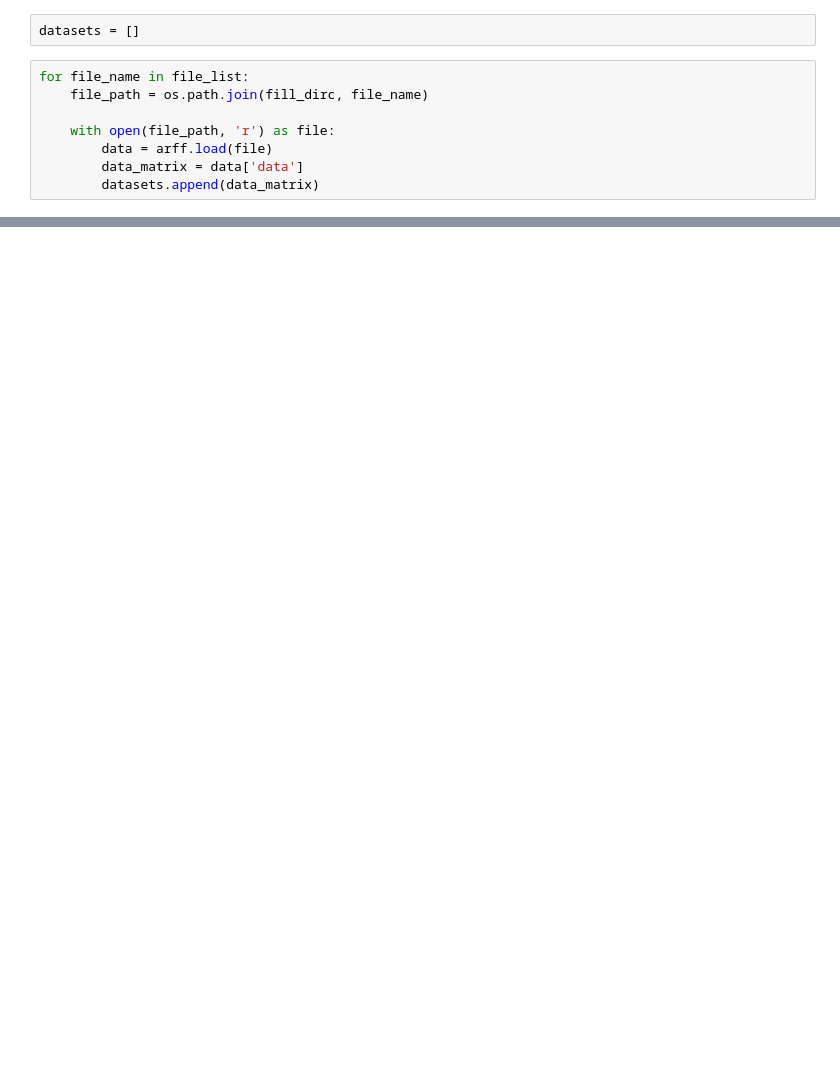
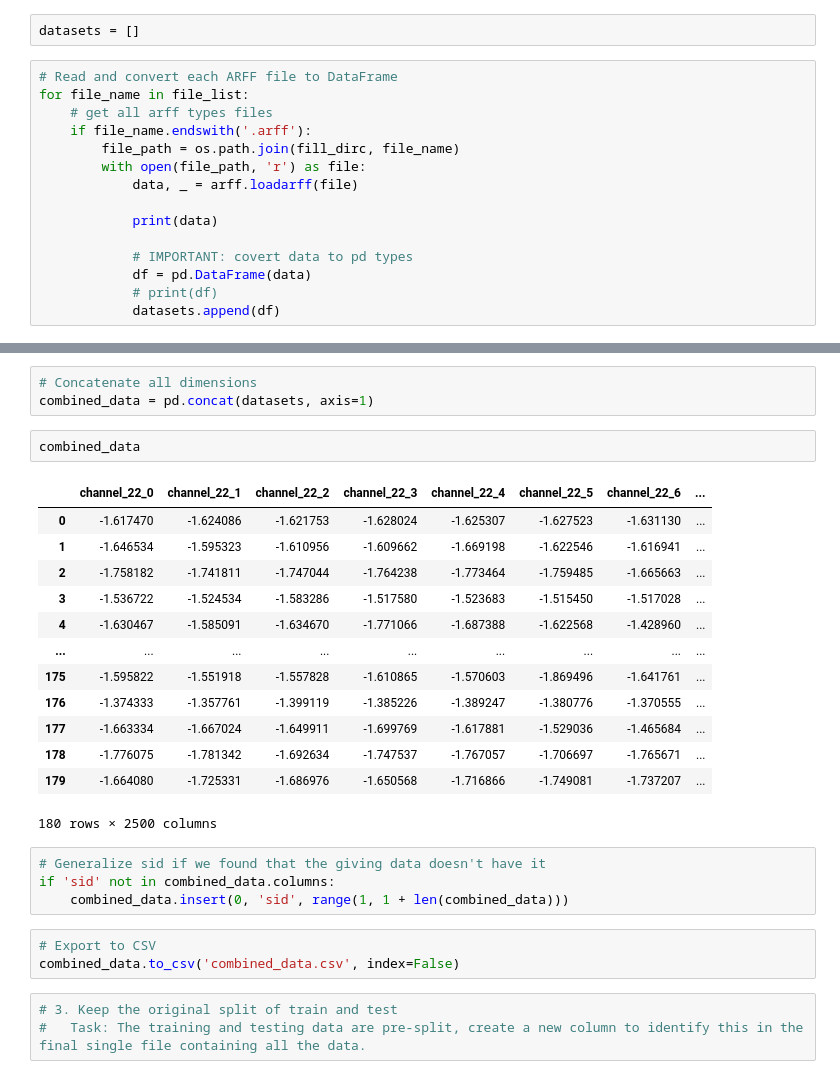
Before and after one commit to TaoLyn838/CS470-Team-10, a Jupyter notebook: phase1/phase1.ipynb, the cells around one changed output, grey strips where cells are left out. Drawn from its saved outputs; the diff is of its cells as text; blank space fills up the shorter version.

```diff
--- a/phase1/phase1.ipynb
+++ b/phase1/phase1.ipynb
@@ -58,10 +66,17 @@ file_list
 # %%
 datasets = []
 # %%
+# Read and convert each ARFF file to DataFrame
 for file_name in file_list:
-    file_path = os.path.join(fill_dirc, file_name)
+    # get all arff types files
+    if file_name.endswith('.arff'):
+        file_path = os.path.join(fill_dirc, file_name)
+        with open(file_path, 'r') as file:
+            data, _ = arff.loadarff(file)
 
-    with open(file_path, 'r') as file:
-        data = arff.load(file)
-        data_matrix = data['data']
-        datasets.append(data_matrix)
+            print(data)
+
+            # IMPORTANT: covert data to pd types
+            df = pd.DataFrame(data)
+            # print(df)
+            datasets.append(df)
@@ -67,0 +136,29 @@ for file_name in file_list:
+# %%
+# Concatenate all dimensions
+combined_data = pd.concat(datasets, axis=1)
+# %%
+combined_data
+# %% [output]
+|  | channel_22_0 | channel_22_1 | channel_22_2 | channel_22_3 | channel_22_4 | channel_22_5 | channel_22_6 | ... |
+| 0 | -1.617470 | -1.624086 | -1.621753 | -1.628024 | -1.625307 | -1.627523 | -1.631130 | ... |
+| 1 | -1.646534 | -1.595323 | -1.610956 | -1.609662 | -1.669198 | -1.622546 | -1.616941 | ... |
+| 2 | -1.758182 | -1.741811 | -1.747044 | -1.764238 | -1.773464 | -1.759485 | -1.665663 | ... |
+| 3 | -1.536722 | -1.524534 | -1.583286 | -1.517580 | -1.523683 | -1.515450 | -1.517028 | ... |
+| 4 | -1.630467 | -1.585091 | -1.634670 | -1.771066 | -1.687388 | -1.622568 | -1.428960 | ... |
+| ... | ... | ... | ... | ... | ... | ... | ... | ... |
+| 175 | -1.595822 | -1.551918 | -1.557828 | -1.610865 | -1.570603 | -1.869496 | -1.641761 | ... |
+| 176 | -1.374333 | -1.357761 | -1.399119 | -1.385226 | -1.389247 | -1.380776 | -1.370555 | ... |
+| 177 | -1.663334 | -1.667024 | -1.649911 | -1.699769 | -1.617881 | -1.529036 | -1.465684 | ... |
+| 178 | -1.776075 | -1.781342 | -1.692634 | -1.747537 | -1.767057 | -1.706697 | -1.765671 | ... |
+| 179 | -1.664080 | -1.725331 | -1.686976 | -1.650568 | -1.716866 | -1.749081 | -1.737207 | ... |
+180 rows × 2500 columns
+# %%
+# Generalize sid if we found that the giving data doesn't have it
+if 'sid' not in combined_data.columns:
+    combined_data.insert(0, 'sid', range(1, 1 + len(combined_data)))
+# %%
+# Export to CSV
+combined_data.to_csv('combined_data.csv', index=False)
+# %%
+# 3. Keep the original split of train and test
+#   Task: The training and testing data are pre-split, create a new column to identify this in the final single file containing all the data.
```
Also changed, not shown: parts of 5 cells of this notebook.
